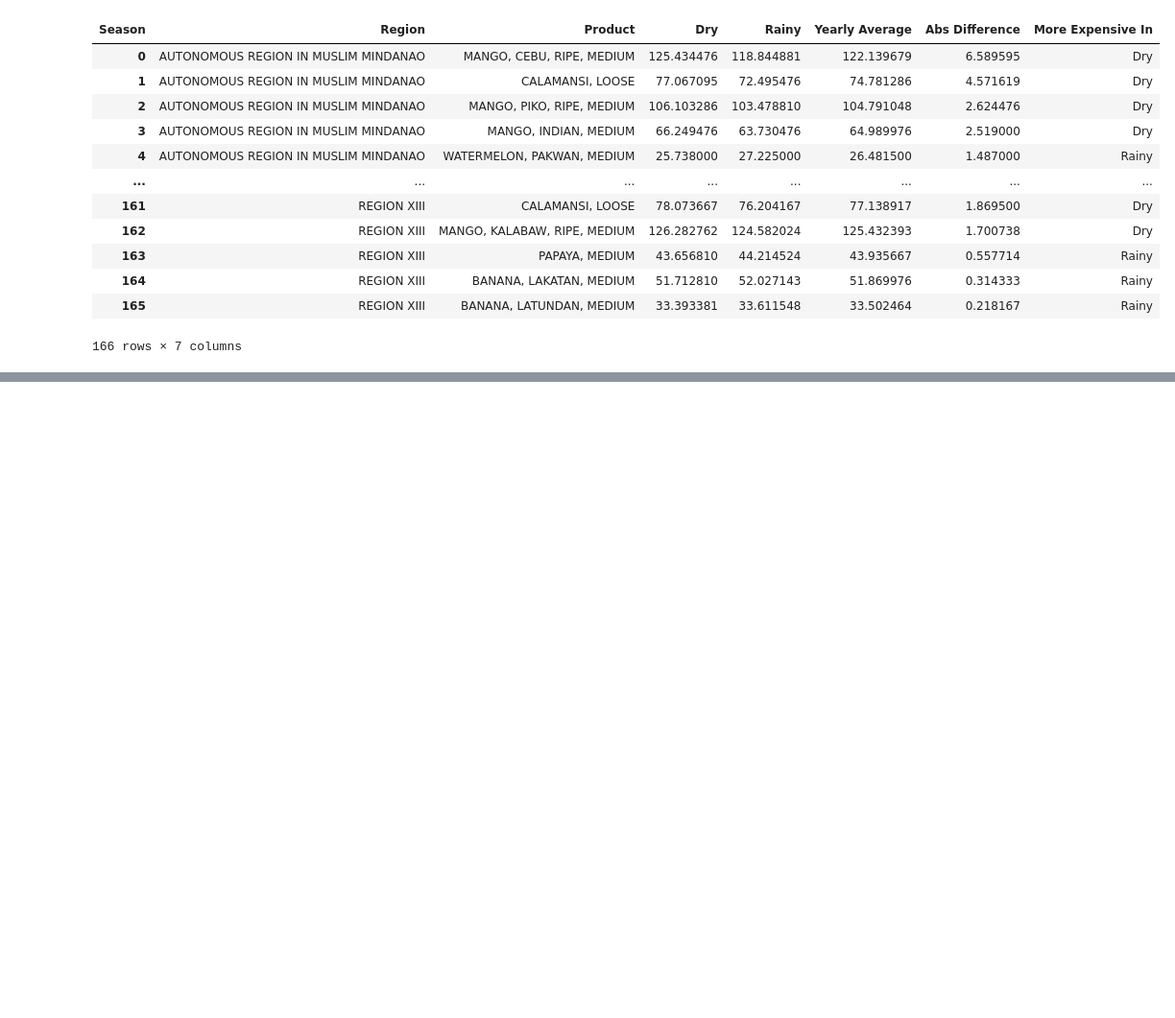
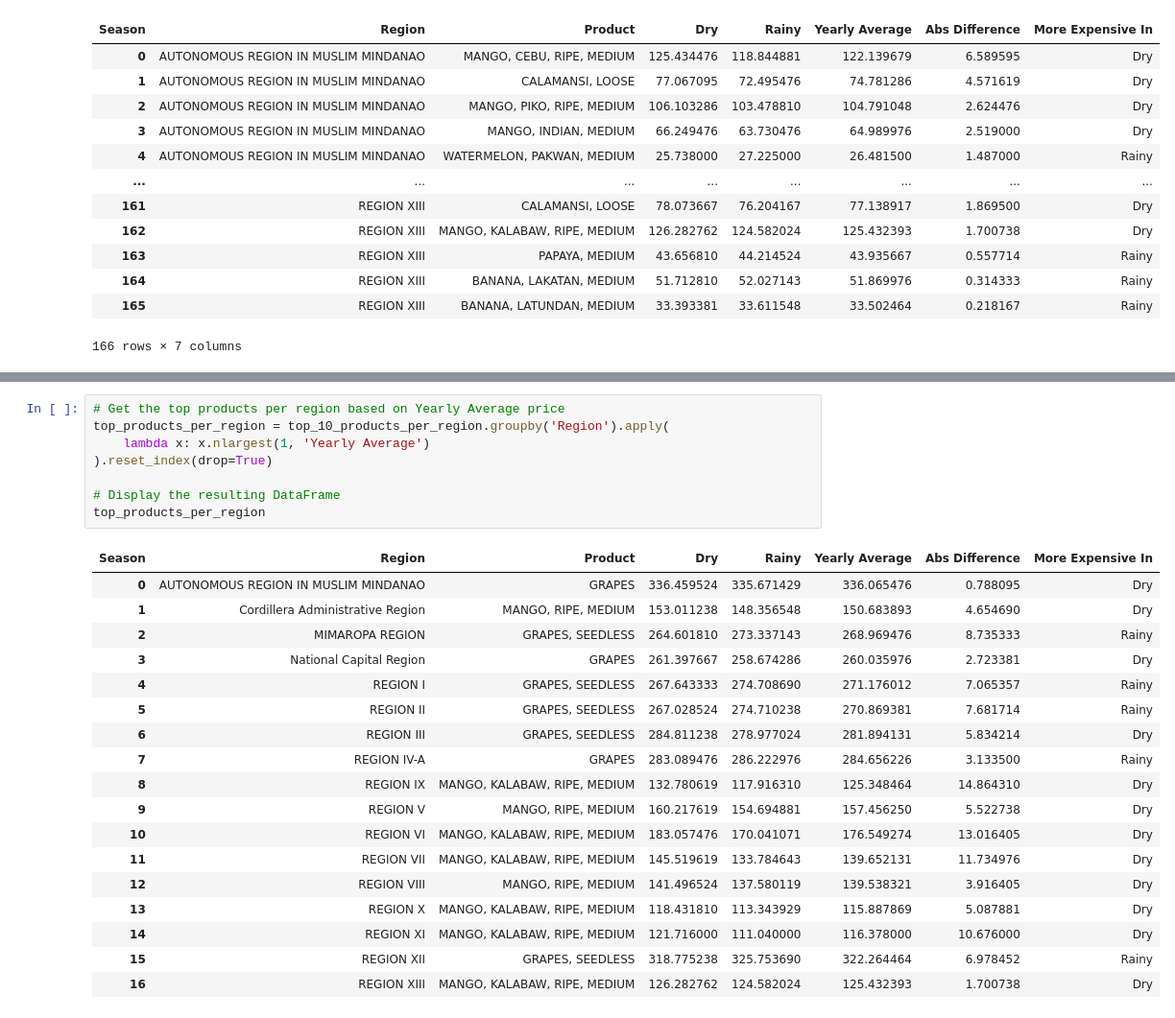
Before and after one commit to RRENN02/Prelims-PH_FruitRetail, a Jupyter notebook: fruit_retail.ipynb, the cells around one changed output, grey strips where cells are left out. Shown at 96% size. Saved outputs shown, nothing was run; the diff lists cells and outputs as text; blank space fills up the shorter version.

Commit message:
specialty per region

```diff
--- a/fruit_retail.ipynb
+++ b/fruit_retail.ipynb
@@ -616,0 +655,27 @@ No frequency information was provided, so inferred frequency MS will be used.
+# %%
+# Get the top products per region based on Yearly Average price
+top_products_per_region = top_10_products_per_region.groupby('Region').apply(
+    lambda x: x.nlargest(1, 'Yearly Average')
+).reset_index(drop=True)
+
+# Display the resulting DataFrame
+top_products_per_region
+# %% [output]
+| Season | Region | Product | Dry | Rainy | Yearly Average | Abs Difference | More Expensive In |
+| 0 | AUTONOMOUS REGION IN MUSLIM MINDANAO | GRAPES | 336.459524 | 335.671429 | 336.065476 | 0.788095 | Dry |
+| 1 | Cordillera Administrative Region | MANGO, RIPE, MEDIUM | 153.011238 | 148.356548 | 150.683893 | 4.654690 | Dry |
+| 2 | MIMAROPA REGION | GRAPES, SEEDLESS | 264.601810 | 273.337143 | 268.969476 | 8.735333 | Rainy |
+| 3 | National Capital Region | GRAPES | 261.397667 | 258.674286 | 260.035976 | 2.723381 | Dry |
+| 4 | REGION I | GRAPES, SEEDLESS | 267.643333 | 274.708690 | 271.176012 | 7.065357 | Rainy |
+| 5 | REGION II | GRAPES, SEEDLESS | 267.028524 | 274.710238 | 270.869381 | 7.681714 | Rainy |
+| 6 | REGION III | GRAPES, SEEDLESS | 284.811238 | 278.977024 | 281.894131 | 5.834214 | Dry |
+| 7 | REGION IV-A | GRAPES | 283.089476 | 286.222976 | 284.656226 | 3.133500 | Rainy |
+| 8 | REGION IX | MANGO, KALABAW, RIPE, MEDIUM | 132.780619 | 117.916310 | 125.348464 | 14.864310 | Dry |
+| 9 | REGION V | MANGO, RIPE, MEDIUM | 160.217619 | 154.694881 | 157.456250 | 5.522738 | Dry |
+| 10 | REGION VI | MANGO, KALABAW, RIPE, MEDIUM | 183.057476 | 170.041071 | 176.549274 | 13.016405 | Dry |
+| 11 | REGION VII | MANGO, KALABAW, RIPE, MEDIUM | 145.519619 | 133.784643 | 139.652131 | 11.734976 | Dry |
+| 12 | REGION VIII | MANGO, RIPE, MEDIUM | 141.496524 | 137.580119 | 139.538321 | 3.916405 | Dry |
+| 13 | REGION X | MANGO, KALABAW, RIPE, MEDIUM | 118.431810 | 113.343929 | 115.887869 | 5.087881 | Dry |
+| 14 | REGION XI | MANGO, KALABAW, RIPE, MEDIUM | 121.716000 | 111.040000 | 116.378000 | 10.676000 | Dry |
+| 15 | REGION XII | GRAPES, SEEDLESS | 318.775238 | 325.753690 | 322.264464 | 6.978452 | Rainy |
+| 16 | REGION XIII | MANGO, KALABAW, RIPE, MEDIUM | 126.282762 | 124.582024 | 125.432393 | 1.700738 | Dry |
```
Also changed, not shown: parts of 8 cells of this notebook.
